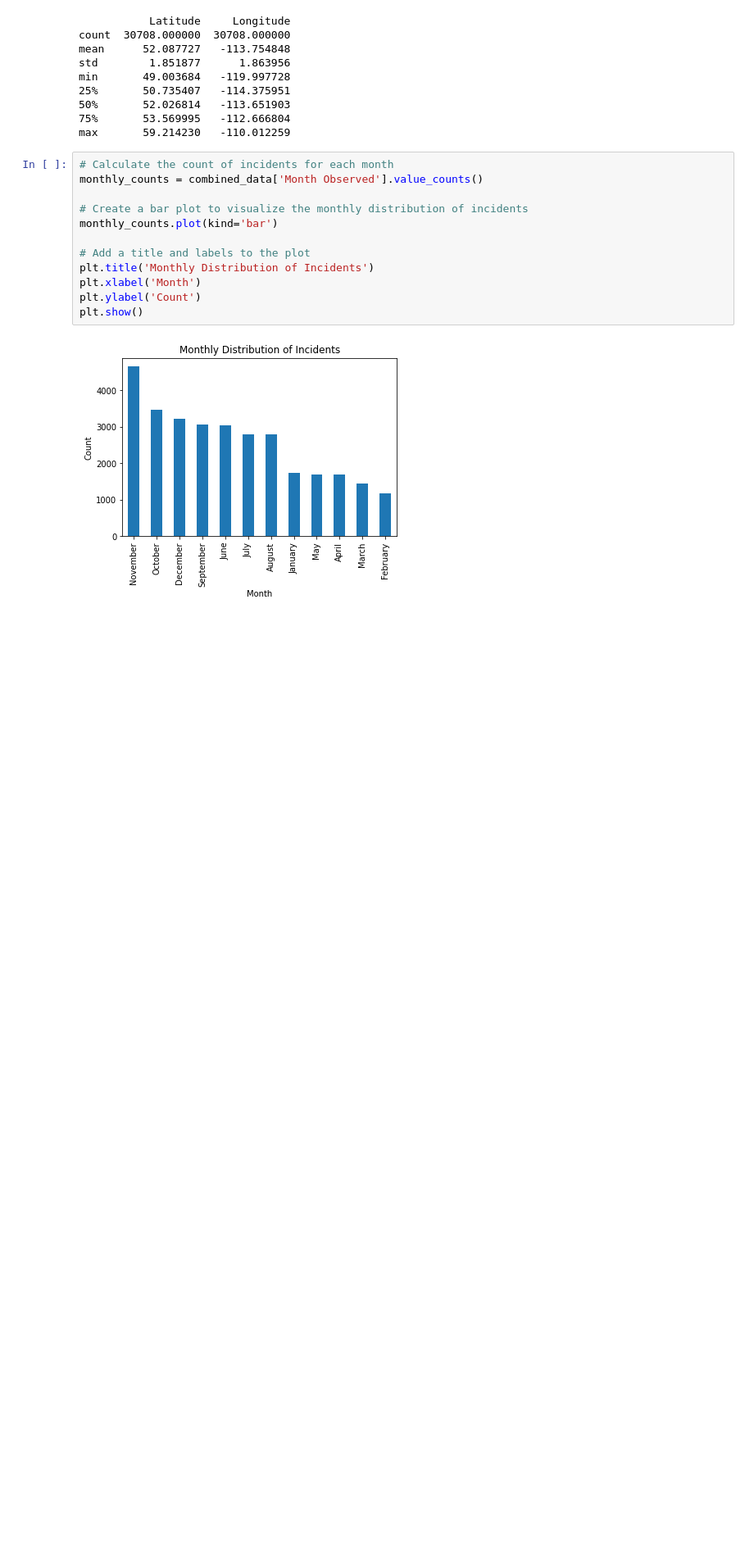
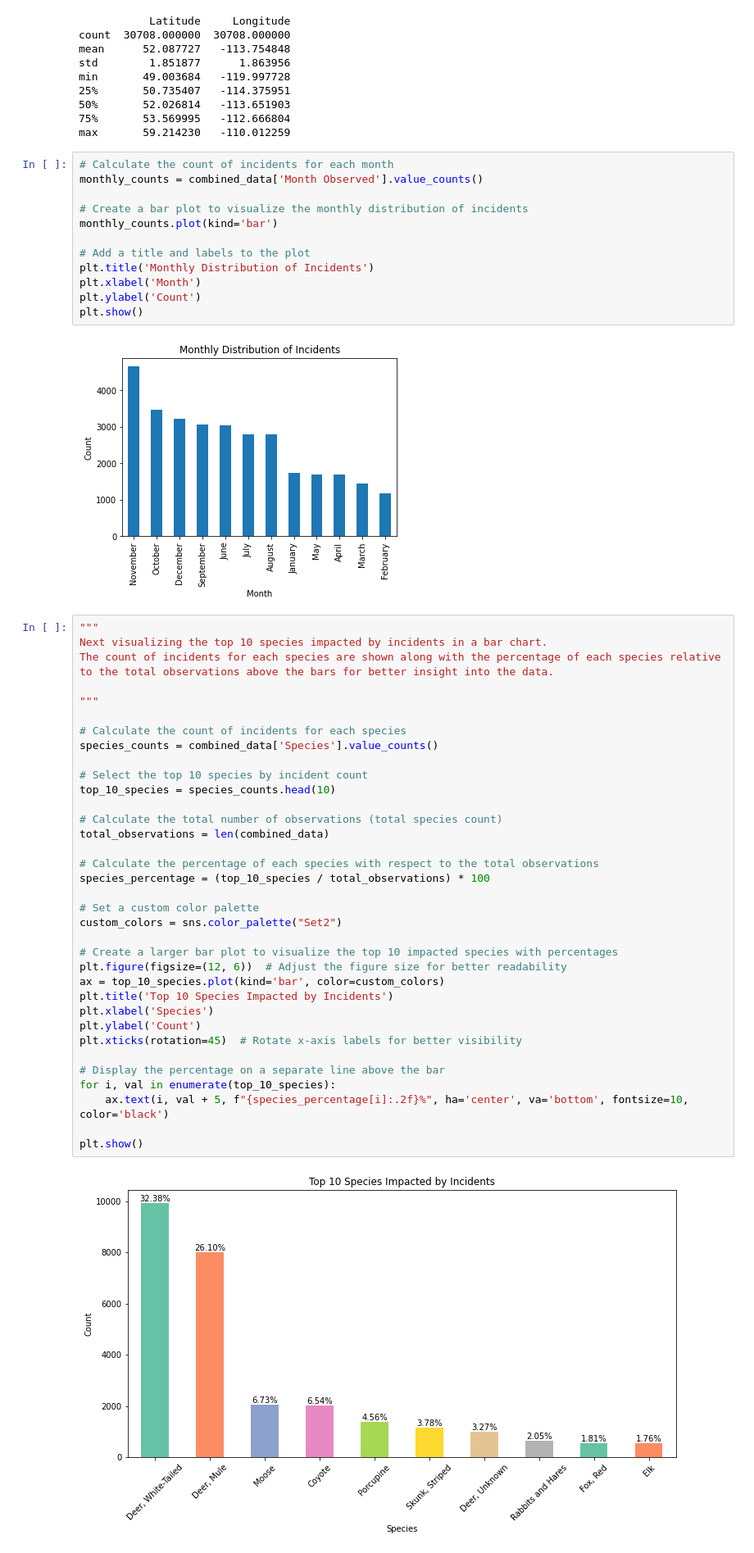
Before and after one commit to arnavhasija/wildlife-road-safety, a Jupyter notebook: wildlife-road-safety-data-analysis.ipynb, the cells around one changed output. Shown: that part at 82% size. Drawn from its saved outputs; the diff is of its cells as text; blank space fills up the shorter version.

Commit message:
Added chart to visualize top 10 species impacted

```diff
--- a/wildlife-road-safety-data-analysis.ipynb
+++ b/wildlife-road-safety-data-analysis.ipynb
@@ -70,3 +71,41 @@ plt.ylabel('Count')
 plt.show()
 # %% [output]
 [figure]
+# %%
+"""
+Next visualizing the top 10 species impacted by incidents in a bar chart.
+The count of incidents for each species are shown along with the percentage of each species relative
+to the total observations above the bars for better insight into the data.
+
+"""
+
+# Calculate the count of incidents for each species
+species_counts = combined_data['Species'].value_counts()
+
+# Select the top 10 species by incident count
+top_10_species = species_counts.head(10)
+
+# Calculate the total number of observations (total species count)
+total_observations = len(combined_data)
+
+# Calculate the percentage of each species with respect to the total observations
+species_percentage = (top_10_species / total_observations) * 100
+
+# Set a custom color palette
+custom_colors = sns.color_palette("Set2")
+
+# Create a larger bar plot to visualize the top 10 impacted species with percentages
+plt.figure(figsize=(12, 6))  # Adjust the figure size for better readability
+ax = top_10_species.plot(kind='bar', color=custom_colors)
+plt.title('Top 10 Species Impacted by Incidents')
+plt.xlabel('Species')
+plt.ylabel('Count')
+plt.xticks(rotation=45)  # Rotate x-axis labels for better visibility
+
+# Display the percentage on a separate line above the bar
+for i, val in enumerate(top_10_species):
+    ax.text(i, val + 5, f"{species_percentage[i]:.2f}%", ha='center', va='bottom', fontsize=10, color='black')
+
+plt.show()
+# %% [output]
+[figure, added]
```
Also changed, not shown: parts of 1 cell of this notebook.
